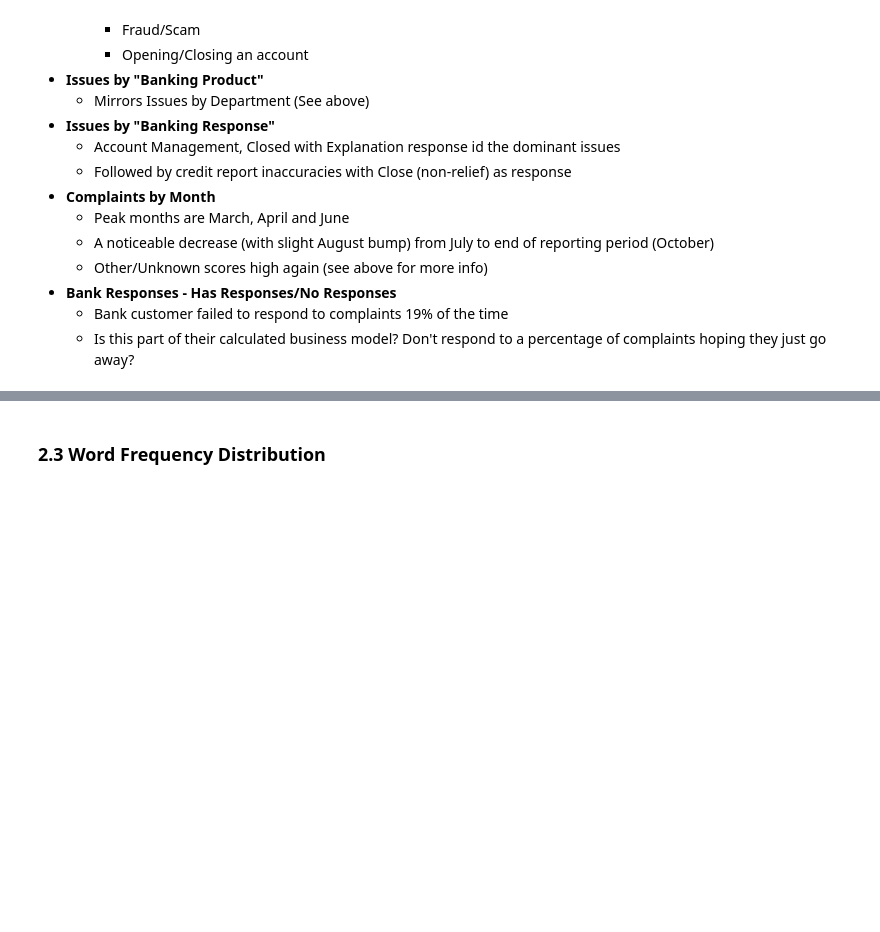
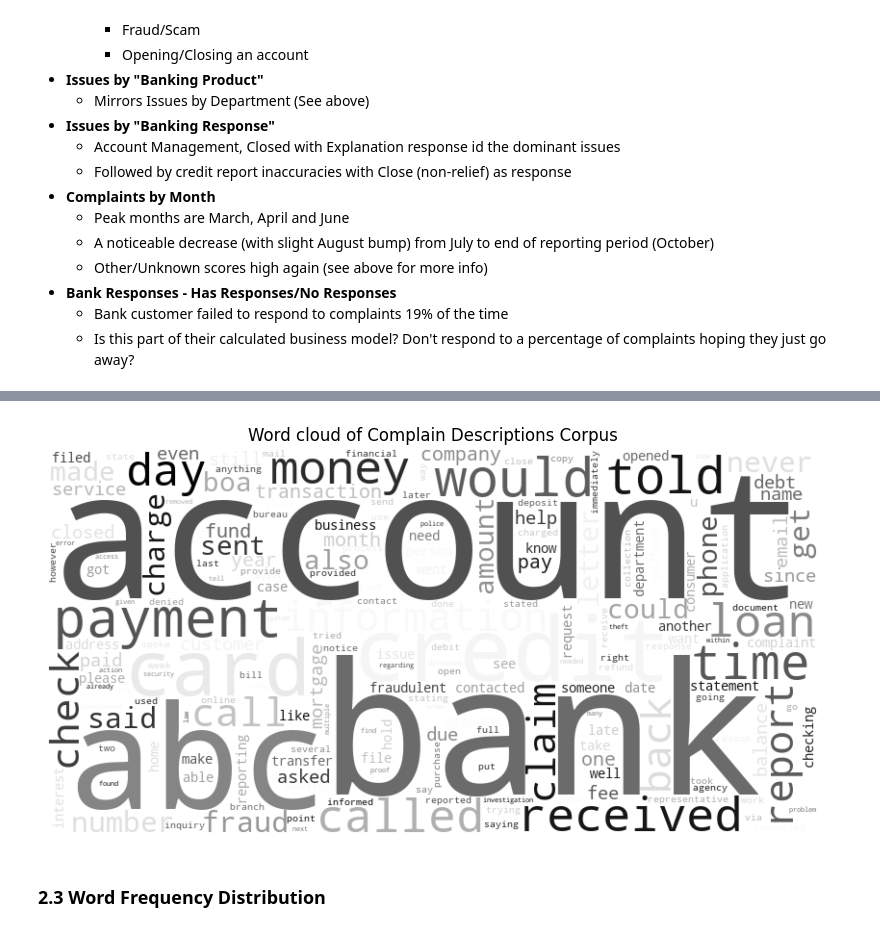
Before and after one commit to juanbucz/FullStackAcademyAICourse, a Jupyter notebook: Assignments/Unit 5/NLP - Unit 5 End Project.ipynb, the cells around one changed output, grey strips where cells are left out. Cells and saved outputs as stored; diff of their text form; code cells hidden in the pictures; blank space fills up the shorter version.

```diff
--- a/Assignments/Unit 5/NLP - Unit 5 End Project.ipynb
+++ b/Assignments/Unit 5/NLP - Unit 5 End Project.ipynb
@@ -939,0 +987,24 @@ NameError: name 'df_labeledMovieReviews' is not defined
+# %%
+# Count word frequencies
+def CountAndExamineWordFrequencies(target_text):
+    word_freq = Counter(' '.join(target_text).split())
+
+    # The number of unique words in the Dataset
+    print("Number of unique words across all the reviews")
+    print(f"Unique Words: {len(word_freq)}")
+
+    # Display top words
+    top_50 = word_freq.most_common(50)
+    freq_df = pd.DataFrame(top_50, columns=['word', 'count'])
+    print("Top 50 most frequent words")
+    display(freq_df)
+
+    # Display least frequent words
+    print('Bottom 20 - least frequently used words')
+    bottom_20 = sorted(word_freq.items(), key=lambda x: x[1])[:20]
+    freq_df_bottom = pd.DataFrame(bottom_20, columns=['word', 'count'])
+    display(freq_df_bottom)
+
+    return word_freq
+
+word_frequencies = CountAndExamineWordFrequencies(df_complaints_and_issues['Complaint Description Preprocessed'])
@@ -997,0 +1146,3 @@ Based on that, we can keep the unknown words as part of the overall tokenized co
+# %%
+word_frequencies = CountAndExamineWordFrequencies(df_complaints_and_issues['Complaint Description Preprocessed'])
+UnknownWordAnalysis(word_frequencies)
@@ -1041,17 +1301,19 @@ Conversely, a short or long review does not necessarily predict the overall sent
 # %%
 # Create word cloud
 wordcloud = WordCloud(
                         width=800,
                         height=400,
                         background_color='white',
                         colormap='Greys'
-                    ).generate_from_frequencies(word_freq)
+                    ).generate_from_frequencies(word_frequencies)
 
 plt.figure(figsize=(10, 5))
-plt.title('Word cloud of movie reviews corpus')
+plt.title('Word cloud of Complain Descriptions Corpus')
 plt.imshow(wordcloud, interpolation='bilinear')
 plt.axis('off')
 plt.show()
+# %% [output]
+[figure, added]
 # %% [markdown]
 ### 2.3 Word Frequency Distribution
 # %%
```
Also changed, not shown: parts of 26 cells of this notebook.
